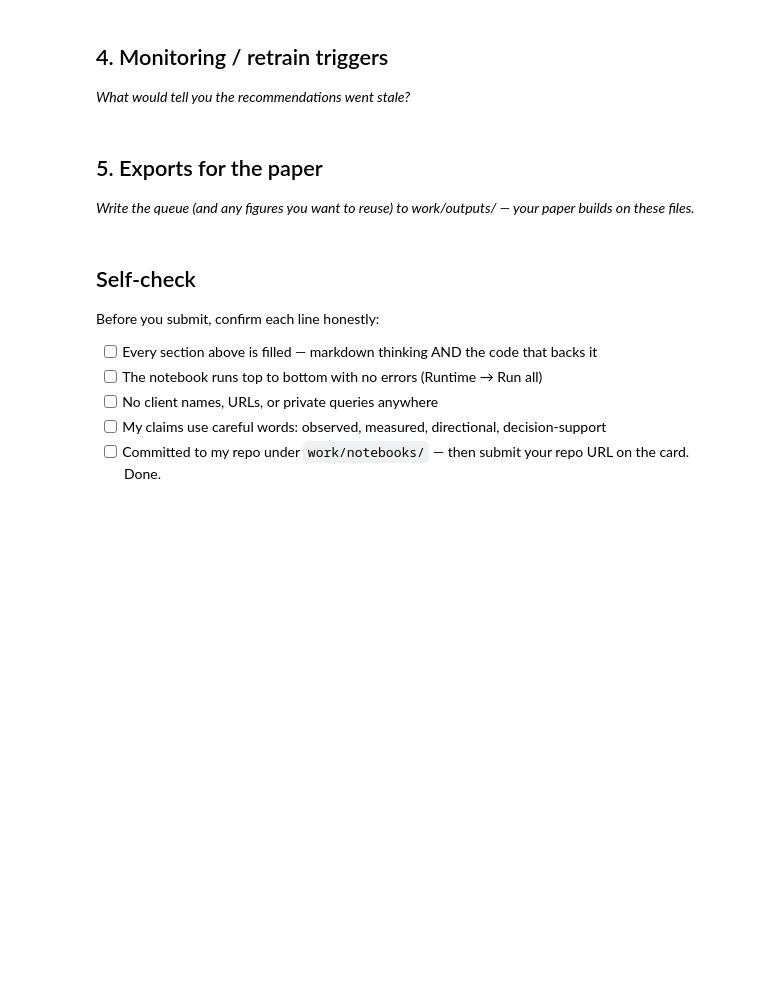
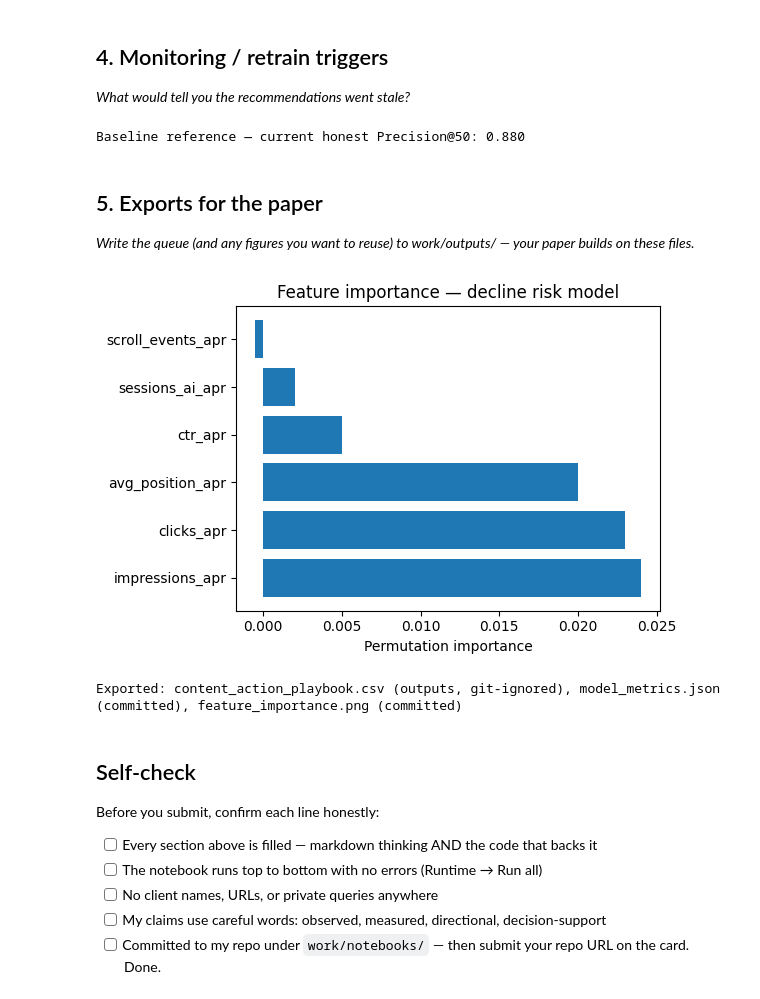
Before and after one commit to maha-naveed77/Flyrank-Internship, a Jupyter notebook: work/notebooks/w07_action_playbook.ipynb, the cells around one changed output. Drawn from its saved outputs; the diff is of its cells as text; code cells hidden in the pictures; blank space fills up the shorter version.

```diff
--- a/work/notebooks/w07_action_playbook.ipynb
+++ b/work/notebooks/w07_action_playbook.ipynb
@@ -15,0 +57,19 @@ This skeleton is yours to fill. Work the sections **in order** — each one has
+# %%
+bins = [0, 3, 10, 20, 50, float('inf')]
+labels_ = ['top_3','page_1','striking','page_3_5','deep']
+test_df['position_tier'] = pd.cut(test_df['avg_position_apr'], bins=bins, labels=labels_).astype(str)
+
+def reason_code(row):
+    if row['ctr_apr'] < 0.01 and row['impressions_apr'] > 50:
+        return 'HIGH_VISIBILITY_LOW_CTR'
+    elif row['avg_position_apr'] > 20:
+        return 'POOR_POSITION_HIGH_IMPRESSIONS'
+    else:
+        return 'GENERAL_DECLINE_RISK'
+
+test_df['reason_code'] = test_df.apply(reason_code, axis=1)
+test_df['action'] = np.where(test_df['rf_score'] >= 0.6, 'review_for_refresh',
+                       np.where(test_df['rf_score'] >= 0.4, 'monitor', 'no_action'))
+
+playbook_queue = test_df.sort_values('rf_score', ascending=False)
+print(playbook_queue[['client_hash_id','content_hash_id','rf_score','reason_code','action']].head(10))
@@ -36,0 +114,4 @@ This skeleton is yours to fill. Work the sections **in order** — each one has
+# %%
+print(f"Baseline reference — current honest Precision@50: {(test_df.sort_values('rf_score', ascending=False).head(50)['is_declining'].mean()):.3f}")
+# %% [output]
+Baseline reference — current honest Precision@50: 0.880
@@ -44,3 +124,35 @@ This skeleton is yours to fill. Work the sections **in order** — each one has
+# %%
+os.makedirs('work/outputs', exist_ok=True)
+os.makedirs('work/figures', exist_ok=True)
+
+playbook_queue.to_csv('work/outputs/content_action_playbook.csv', index=False)
+
+import json
+metrics = {
+    'precision_at_50_grouped_honest': 0.820,
+    'precision_at_50_naive_leaky': 0.900,
+    'train_clients': int(train_df['client_hash_id'].nunique()),
+    'test_clients': int(test_df['client_hash_id'].nunique()),
+    'label_definition': 'is_declining = impressions_may < impressions_apr * 0.8',
+    'top_features_by_permutation_importance': ['ctr_apr', 'avg_position_apr', 'impressions_apr']
+}
+with open('work/outputs/model_metrics.json', 'w') as f:
+    json.dump(metrics, f, indent=2)
+
+import matplotlib.pyplot as plt
+importance_vals = [0.024, 0.023, 0.020, 0.005, 0.002, -0.0005]
+plt.figure(figsize=(6,4))
+plt.barh(features, importance_vals)
+plt.xlabel('Permutation importance')
+plt.title('Feature importance — decline risk model')
+plt.tight_layout()
+plt.savefig('work/figures/feature_importance.png')
+plt.show()
+
+print("Exported: content_action_playbook.csv (outputs, git-ignored), model_metrics.json (committed), feature_importance.png (committed)")
+# %% [output]
+[figure, added]
+Exported: content_action_playbook.csv (outputs, git-ignored), model_metrics.json (committed), feature_importance.png (committed)
 # %% [markdown]
 ## Self-check
 
```
Also changed, not shown: parts of 11 cells of this notebook.
